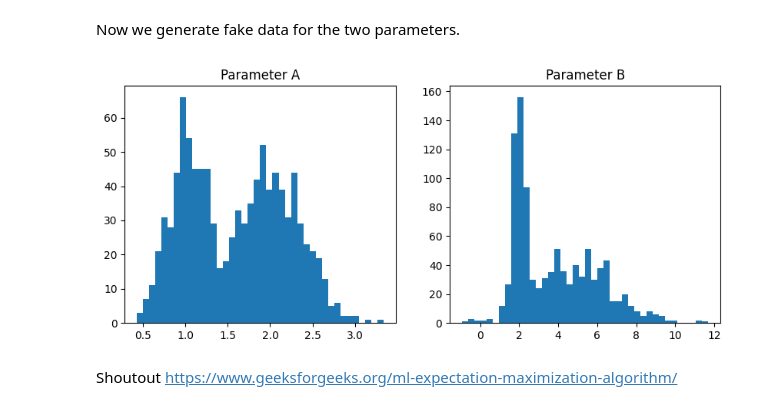
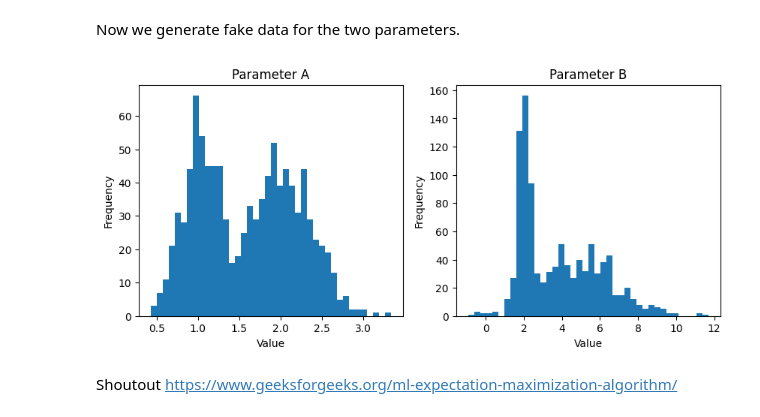
Before and after one commit to asmuzsoy/beams_ext, a Jupyter notebook: iterative_populations.ipynb, the cells around one changed output. Cells and saved outputs as stored; diff of their text form; code cells hidden in the pictures.

```diff
--- a/iterative_populations.ipynb
+++ b/iterative_populations.ipynb
@@ -34,12 +34,19 @@ param_b_samples = get_samples(alpha, 2, 5, 0.3, 2)
 # %%
 fig, ax = plt.subplots(1,2, figsize=(10,4))
 ax[0].hist(param_a_samples, bins=40)
 ax[0].set_title("Parameter A")
+ax[0].set_xlabel("Value")
+ax[0].set_ylabel("Frequency")
+
+
 ax[1].hist(param_b_samples, bins=40)
 ax[1].set_title("Parameter B")
+ax[1].set_xlabel("Value")
+ax[1].set_ylabel("Frequency")
+
 plt.show()
 # %% [output]
-[figure, old version]
+[figure, new version]
 # %% [markdown]
 Shoutout https://www.geeksforgeeks.org/ml-expectation-maximization-algorithm/
 # %%
```
Also changed, not shown: parts of 1 cell of this notebook, 1 other file.
